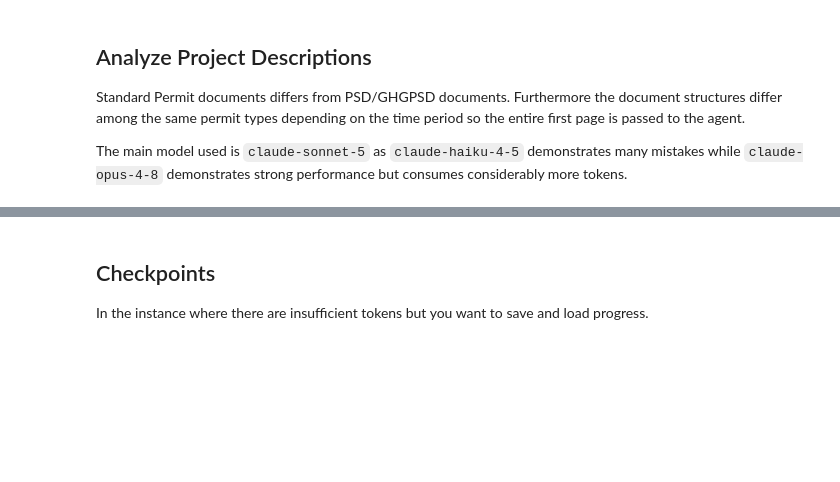
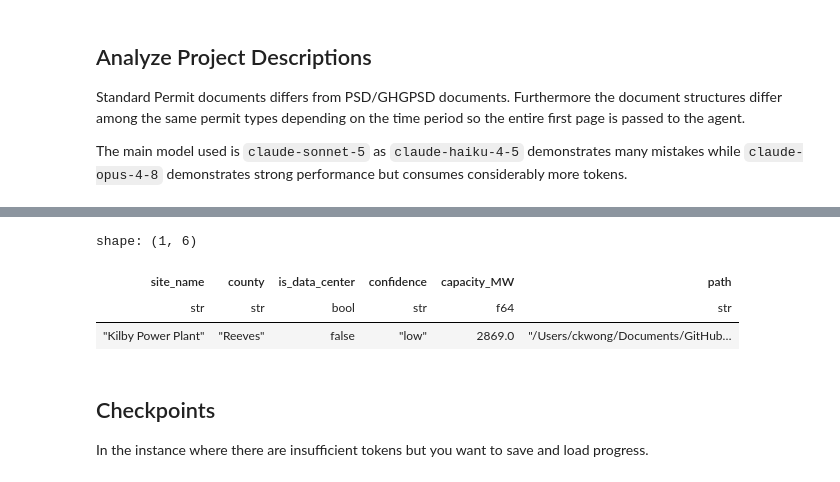
Before and after one commit to ckwong6599/permian-data-centers, a Jupyter notebook: notebooks/extract_datacenter_info.ipynb, the cells around one changed output, grey strips where cells are left out. Drawn from its saved outputs; the diff is of its cells as text; code cells hidden in the pictures; blank space fills up the shorter version.

```diff
--- a/notebooks/extract_datacenter_info.ipynb
+++ b/notebooks/extract_datacenter_info.ipynb
@@ -151,3 +157,16 @@ shape: (10, 6)
+# %%
+site_records.filter(
+    (pl.col("is_data_center") == True)
+    | (
+        (pl.col("is_data_center") == False)
+        & (pl.col("confidence") == "low")
+    )
+)[5]
+# %% [output]
+shape: (1, 6)
+| site_name | county | is_data_center | confidence | capacity_MW | path |
+| str | str | bool | str | f64 | str |
+| "Kilby Power Plant" | "Reeves" | false | "low" | 2869.0 | "/Users/ckwong/Documents/GitHub… |
 # %% [markdown]
 ## Checkpoints
 
```
Also changed, not shown: parts of 2 cells of this notebook.
